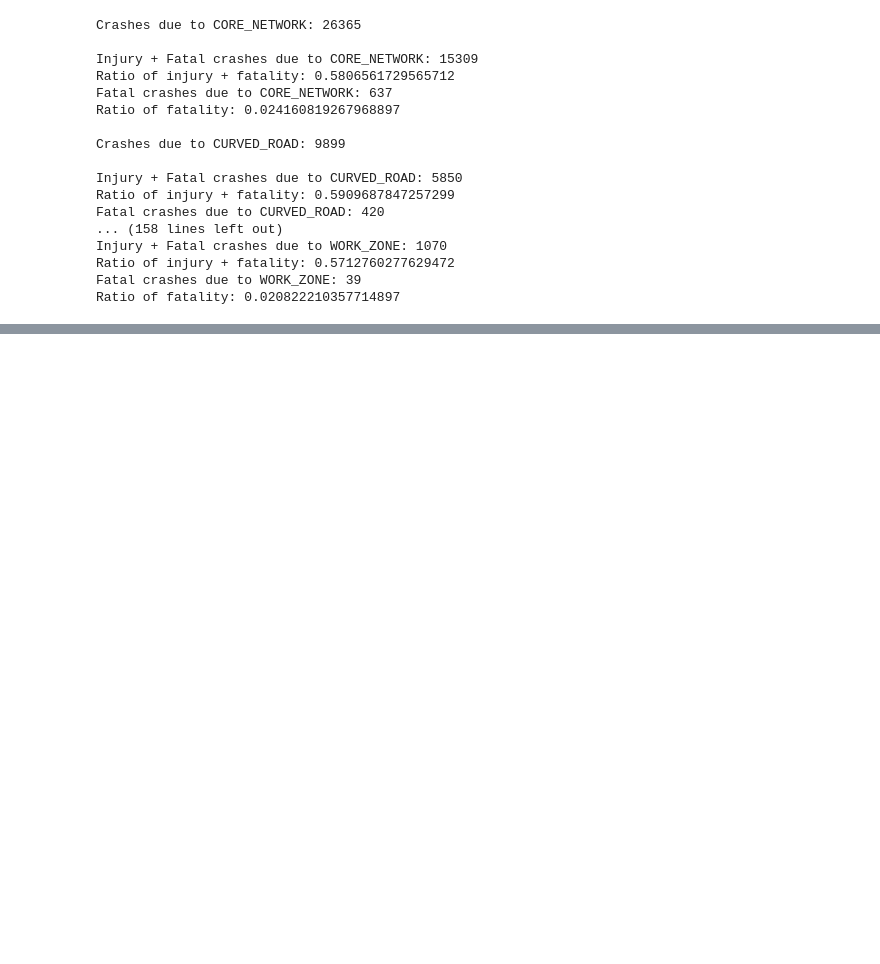
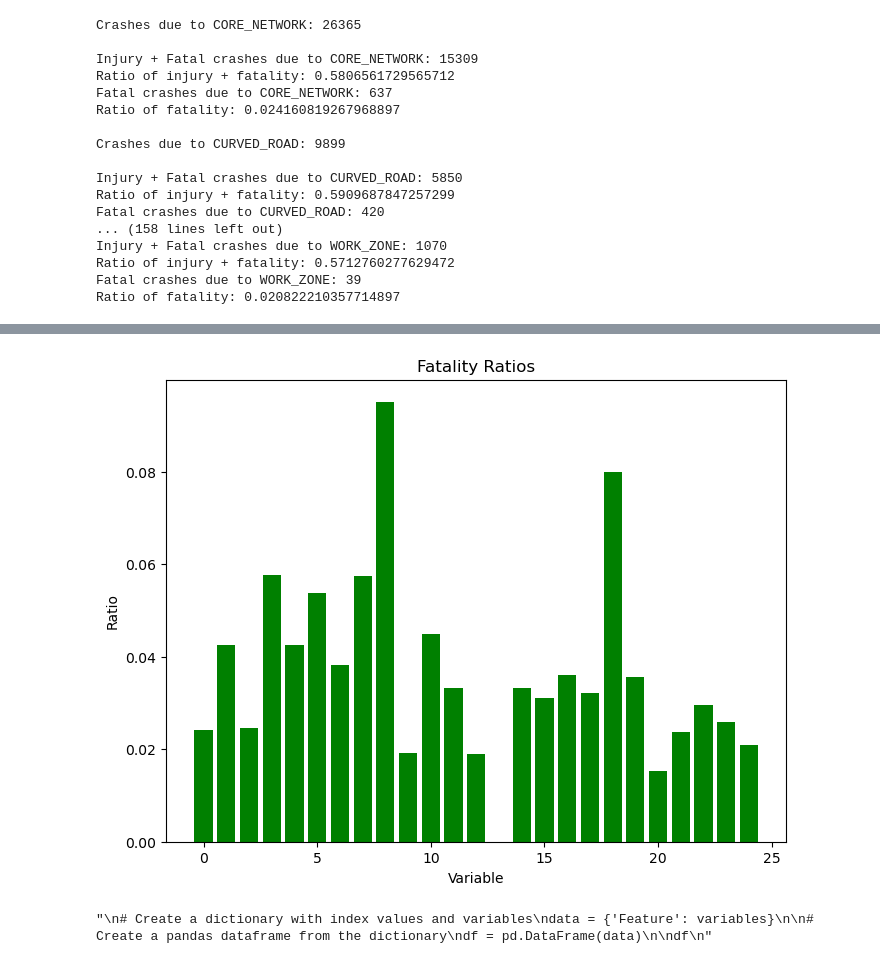
Before and after one commit to plant123456/Datathon, a Jupyter notebook: Evelyne Ong final.ipynb, the cells around one changed output, grey strips where cells are left out. Cells and saved outputs as stored; diff of their text form; code cells hidden in the pictures; blank space fills up the shorter version.

```diff
--- a/Evelyne Ong final.ipynb
+++ b/Evelyne Ong final.ipynb
@@ -826,0 +646,32 @@ plt.show()
+# %%
+
+# Plot the ratios for the first list - we only want the second list
+'''
+plt.figure(figsize=(8, 6))
+plt.bar(x_ticks, ratio_inj_fatality, color='blue', label='Fatality and Injury Ratio')
+plt.title('List Fatality and Injury Ratio')
+plt.xlabel('Variable')
+plt.ylabel('Ratio')
+plt.show()
+'''
+
+# Plot the ratios for the second list
+plt.figure(figsize=(8, 6))
+plt.bar(x_ticks, ratio_fatality, color='green', label='Fatality Ratio')
+plt.title('Fatality Ratios')
+plt.xlabel('Variable')
+plt.ylabel('Ratio')
+plt.show()
+
+'''
+# Create a dictionary with index values and variables
+data = {'Feature': variables}
+
+# Create a pandas dataframe from the dictionary
+df = pd.DataFrame(data)
+
+df
+'''
+# %% [output]
+[figure, added]
+"\n# Create a dictionary with index values and variables\ndata = {'Feature': variables}\n\n# Create a pandas dataframe from the dictionary\ndf = pd.DataFrame(data)\n\ndf\n"
```
Also changed, not shown: parts of 47 cells of this notebook.
